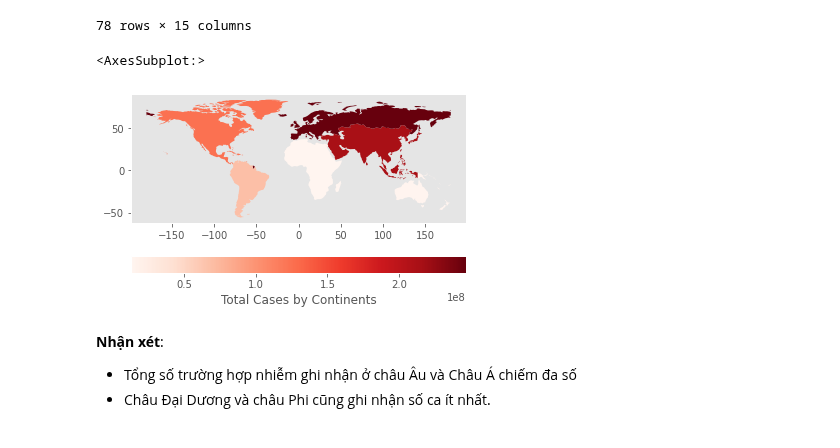
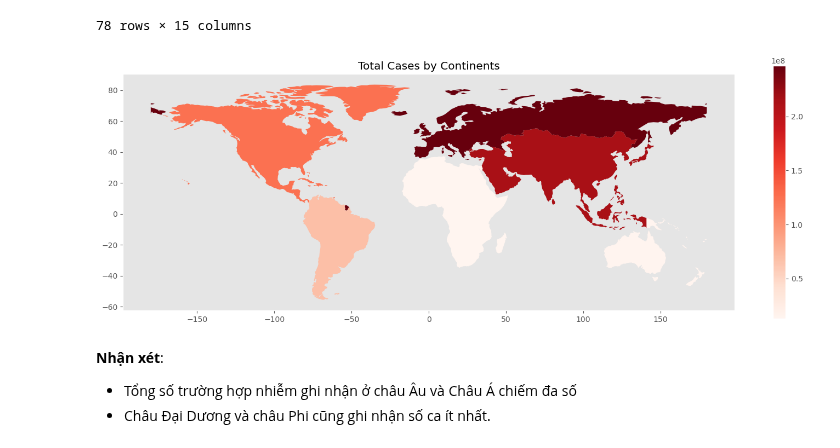
Before and after one commit to vntan/Covid-19-Analysis, a Jupyter notebook: Lab01.ipynb, the cells around one changed output. Drawn from its saved outputs; the diff is of its cells as text; code cells hidden in the pictures.

Commit message:
Add more plot

```diff
--- a/Lab01.ipynb
+++ b/Lab01.ipynb
@@ -304,22 +304,21 @@ continent_df
 # %%
 filter_continent_df = continent_df[continent_df['DateCollected'] == continent_df['DateCollected'].max()].copy()
 filter_continent_df.loc[filter_continent_df['Continent'] == 'Australia/Oceania', 'Continent'] = 'Oceania'
 
 df_world = gpd.read_file(gpd.datasets.get_path('naturalearth_lowres'))
 df_world = gpd.read_file(gpd.datasets.get_path("naturalearth_lowres")).drop(['gdp_md_est'], axis=1)
 df_world = df_world.dissolve(by='continent', aggfunc='sum' )
 df_world.index.name = 'Continent'
 
 df_world = df_world.merge(filter_continent_df, how='left', on='Continent')
 
-fig, ax = plt.subplots(1, 1)
+fig, ax = plt.subplots(nrows=1, ncols=1, figsize=(18,6))
 ax.grid(False)
 
-df_world.plot(column='TotalCases', cmap='Reds', figsize=30, legend=True, ax=ax,
-              legend_kwds={'label': "Total Cases by Continents", 'orientation': "horizontal"})
+df_world.plot(column='TotalCases', cmap='Reds', legend=True, ax=ax,)
+plt.title('Total Cases by Continents');
 # %% [output]
-<AxesSubplot:>
-[figure, old version]
+[figure, new version]
 # %% [markdown]
 **Nhận xét**:
 - Tổng số trường hợp nhiễm ghi nhận ở châu Âu và Châu Á chiếm đa số
```
Also changed, not shown: parts of 21 cells of this notebook, 1 other file.
